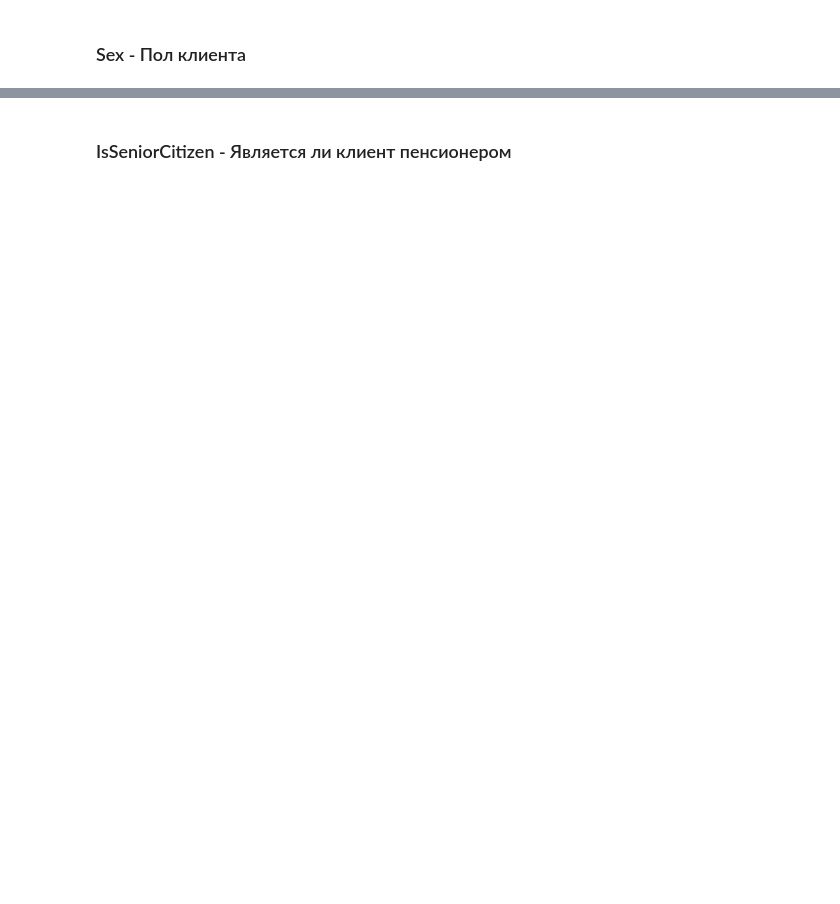
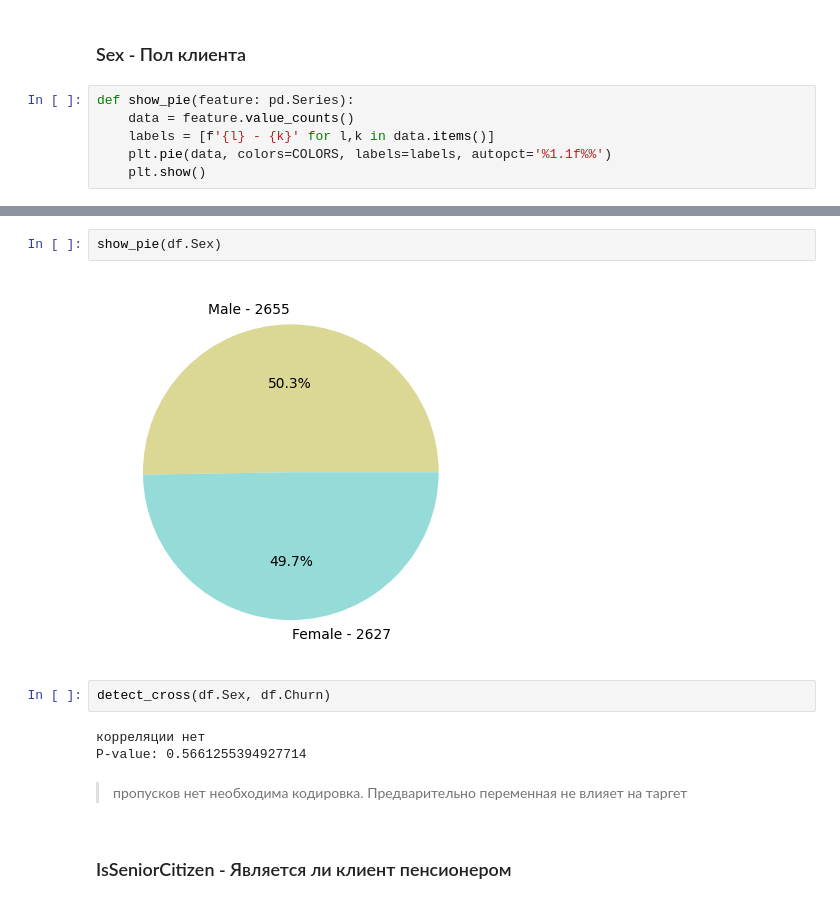
Before and after one commit to alex-chin/dsl_part_1_ml_cv, a Jupyter notebook: week_03_composition_model_selection/Homework/hw_3_kaggle_alx.ipynb, the cells around one changed output, grey strips where cells are left out. Drawn from its saved outputs; the diff is of its cells as text; blank space fills up the shorter version.

```diff
--- a/week_03_composition_model_selection/Homework/hw_3_kaggle_alx.ipynb
+++ b/week_03_composition_model_selection/Homework/hw_3_kaggle_alx.ipynb
@@ -390,2 +430,8 @@ Name: count, dtype: int64
 # %% [markdown]
 ### Sex - Пол клиента
+# %%
+def show_pie(feature: pd.Series):
+    data = feature.value_counts()
+    labels = [f'{l} - {k}' for l,k in data.items()]
+    plt.pie(data, colors=COLORS, labels=labels, autopct='%1.1f%%')
+    plt.show()
@@ -392,2 +448,13 @@ Name: count, dtype: int64
+# %%
+show_pie(df.Sex)
+# %% [output]
+[figure, added]
+# %%
+detect_cross(df.Sex, df.Churn)
+# %% [output]
+корреляции нет
+P-value: 0.5661255394927714
+# %% [markdown]
+> пропусков нет необходима кодировка. Предварительно  переменная не влияет на таргет
 # %% [markdown]
 ### IsSeniorCitizen - Является ли клиент пенсионером
```
Also changed, not shown: parts of 29 cells of this notebook.
